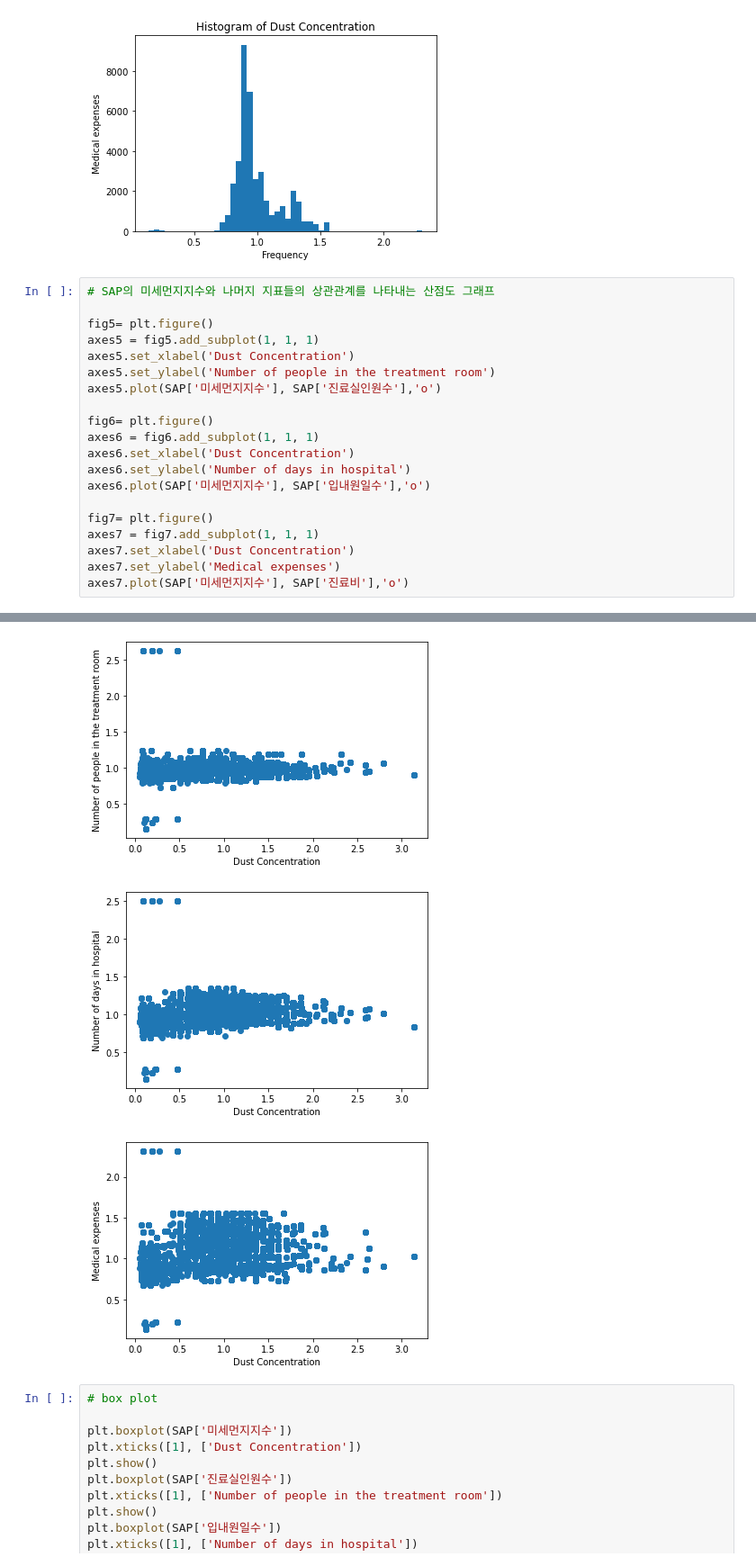
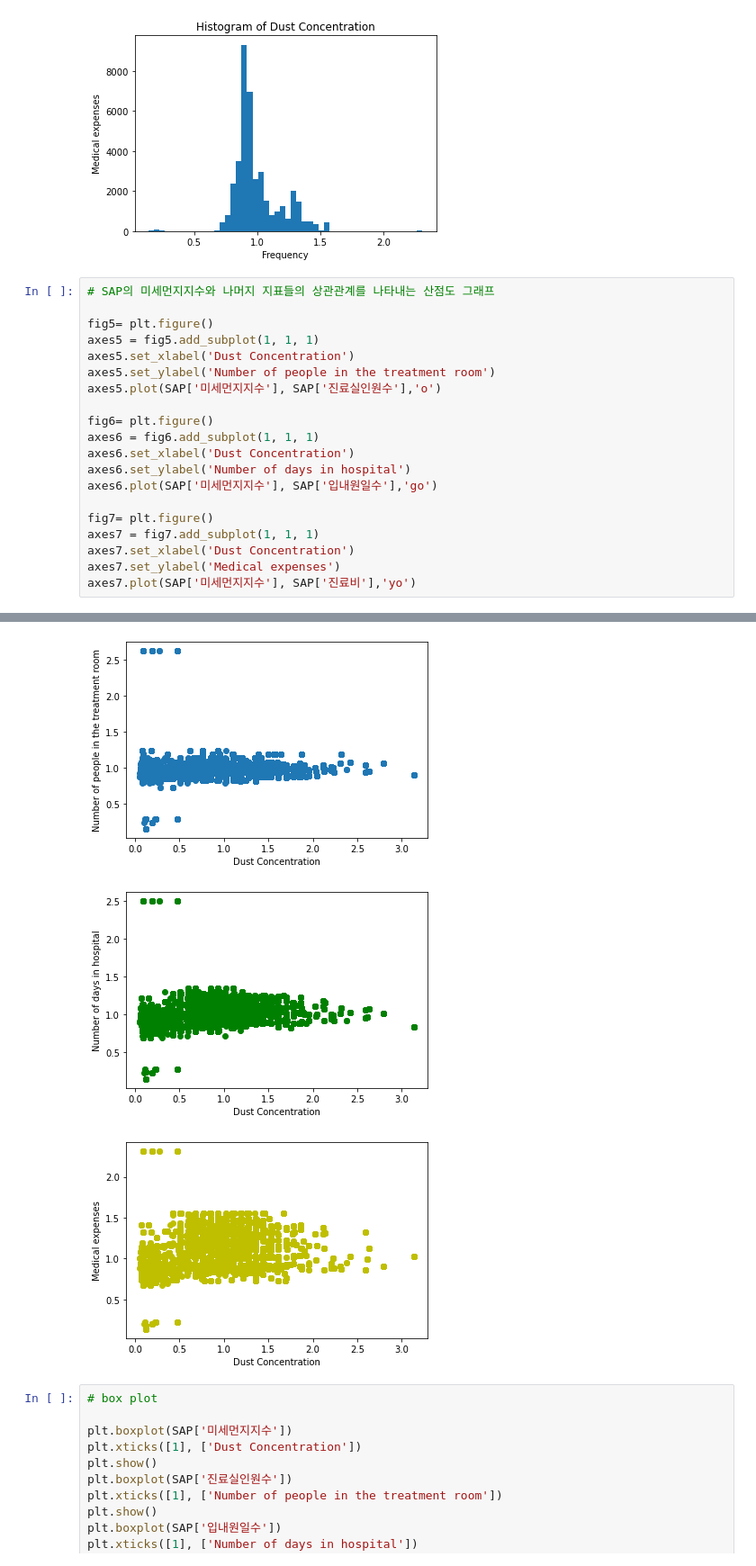
Before and after one commit to SeongYeonUk/CBNU_Open_Source_Project, a Jupyter notebook: 오픈소스_기말과제_대기오염_성연욱_2020038010.ipynb, the cells around one changed output, grey strips where cells are left out. Shown at 90% size. Drawn from its saved outputs; the diff is of its cells as text.

```diff
--- a/오픈소스_기말과제_대기오염_성연욱_2020038010.ipynb
+++ b/오픈소스_기말과제_대기오염_성연욱_2020038010.ipynb
@@ -718,28 +716,28 @@ Text(0, 0.5, 'Medical expenses')
 # %%
 # SAP의 미세먼지지수와 나머지 지표들의 상관관계를 나타내는 산점도 그래프
 
 fig5= plt.figure()
 axes5 = fig5.add_subplot(1, 1, 1)
 axes5.set_xlabel('Dust Concentration')
 axes5.set_ylabel('Number of people in the treatment room')
 axes5.plot(SAP['미세먼지지수'], SAP['진료실인원수'],'o')
 
 fig6= plt.figure()
 axes6 = fig6.add_subplot(1, 1, 1)
 axes6.set_xlabel('Dust Concentration')
 axes6.set_ylabel('Number of days in hospital')
-axes6.plot(SAP['미세먼지지수'], SAP['입내원일수'],'o')
+axes6.plot(SAP['미세먼지지수'], SAP['입내원일수'],'go')
 
 fig7= plt.figure()
 axes7 = fig7.add_subplot(1, 1, 1)
 axes7.set_xlabel('Dust Concentration')
 axes7.set_ylabel('Medical expenses')
-axes7.plot(SAP['미세먼지지수'], SAP['진료비'],'o')
+axes7.plot(SAP['미세먼지지수'], SAP['진료비'],'yo')
 # %% [output]
 [<matplotlib.lines.Line2D at 0x...>]
 [figure]
-[figure, old version]
+[figure, new version]
-[figure, old version]
+[figure, new version]
 # %%
 # box plot
 
```
Also changed, not shown: parts of 3 cells of this notebook.
